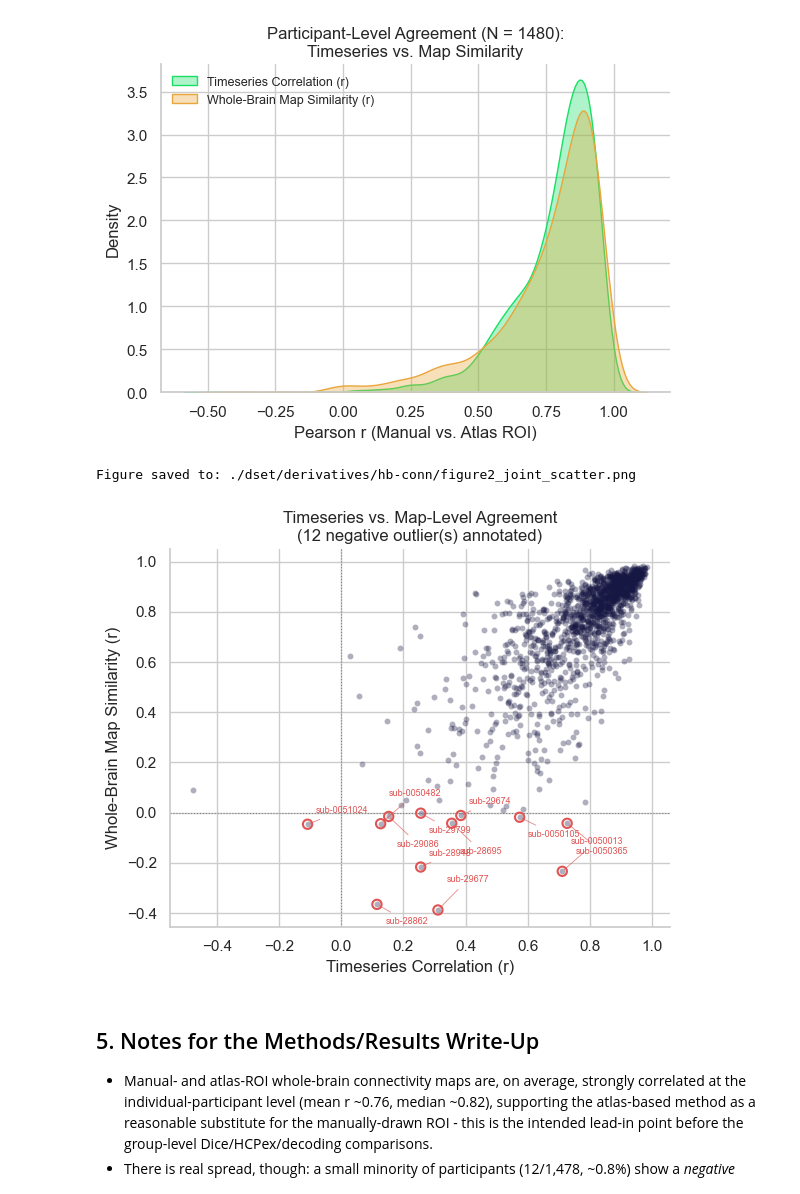
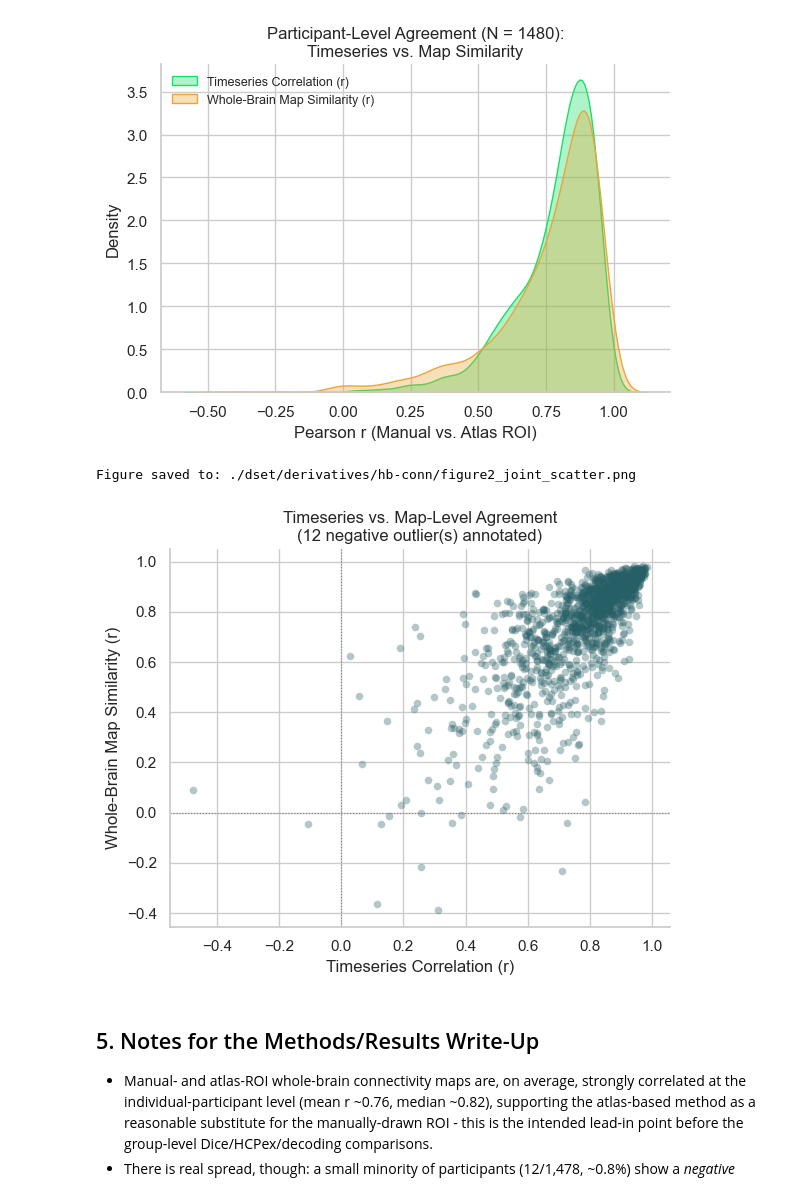
Before and after one commit to chlohamp/habenula-comparison, a Jupyter notebook: 2aiii-pairedttest.ipynb, the cells around one changed output. Drawn from its saved outputs; the diff is of its cells as text; code cells hidden in the pictures.

```diff
--- a/2aiii-pairedttest.ipynb
+++ b/2aiii-pairedttest.ipynb
@@ -282,36 +282,36 @@ Figure saved to: ./dset/derivatives/hb-conn/figure2_density_curves.png
 # %%
 # --- Participant correlation scatterplot, negative map-similarity outliers annotated ---
 fig, ax = plt.subplots(figsize=(6, 5))
-sns.scatterplot(data=df_joint, x="timeseries_r", y="map_r", alpha=0.35, s=18,
-                 color="#171744", ax=ax, linewidth=0)
+sns.scatterplot(data=df_joint, x="timeseries_r", y="map_r", alpha=0.35, s=30,
+                 color="#275F66", ax=ax, linewidth=0)
 ax.axhline(0, color="gray", linewidth=0.8, linestyle=":")
 ax.axvline(0, color="gray", linewidth=0.8, linestyle=":")
 
-outliers = df_joint[df_joint["map_r"] < 0].sort_values("timeseries_r").reset_index(drop=True)
-ax.scatter(outliers["timeseries_r"], outliers["map_r"], s=45, facecolors="none",
-           edgecolors="#E05454", linewidths=1.5, zorder=5)
+# outliers = df_joint[df_joint["map_r"] < 0].sort_values("timeseries_r").reset_index(drop=True)
+# ax.scatter(outliers["timeseries_r"], outliers["map_r"], s=45, facecolors="none",
+#            edgecolors="#E05454", linewidths=1.5, zorder=5)
 # Stagger label offsets so annotations for closely-spaced outliers don't overlap
-offsets = [(6, 8), (6, -14), (6, 20), (6, -22)]
-for i, row in outliers.iterrows():
-    dx, dy = offsets[i % len(offsets)]
-    ax.annotate(row["subject_id"], (row["timeseries_r"], row["map_r"]),
-                textcoords="offset points", xytext=(dx, dy), fontsize=6.5,
-                color="#E05454",
-                arrowprops=dict(arrowstyle="-", color="#E05454", lw=0.6, alpha=0.7))
+# offsets = [(6, 8), (6, -14), (6, 20), (6, -22)]
+# for i, row in outliers.iterrows():
+#     dx, dy = offsets[i % len(offsets)]
+#     ax.annotate(row["subject_id"], (row["timeseries_r"], row["map_r"]),
+#                 textcoords="offset points", xytext=(dx, dy), fontsize=6.5,
+#                 color="#E05454",
+#                 arrowprops=dict(arrowstyle="-", color="#E05454", lw=0.6, alpha=0.7))
 
 ax.set_xlabel("Timeseries Correlation (r)")
 ax.set_ylabel("Whole-Brain Map Similarity (r)")
 ax.set_title(f"Timeseries vs. Map-Level Agreement\n({len(outliers)} negative outlier(s) annotated)")
 sns.despine(ax=ax)
 fig.tight_layout()
 
 fig_path = op.join(hb_conn_dir, "figure2_joint_scatter.png")
 fig.savefig(fig_path, dpi=200, bbox_inches="tight")
 print(f"Figure saved to: {fig_path}")
 plt.show()
 # %% [output]
 Figure saved to: ./dset/derivatives/hb-conn/figure2_joint_scatter.png
-[figure, old version]
+[figure, new version]
 # %% [markdown]
 ## 5. Notes for the Methods/Results Write-Up
 
```
Also changed, not shown: parts of 2 cells of this notebook, 1 other file.
